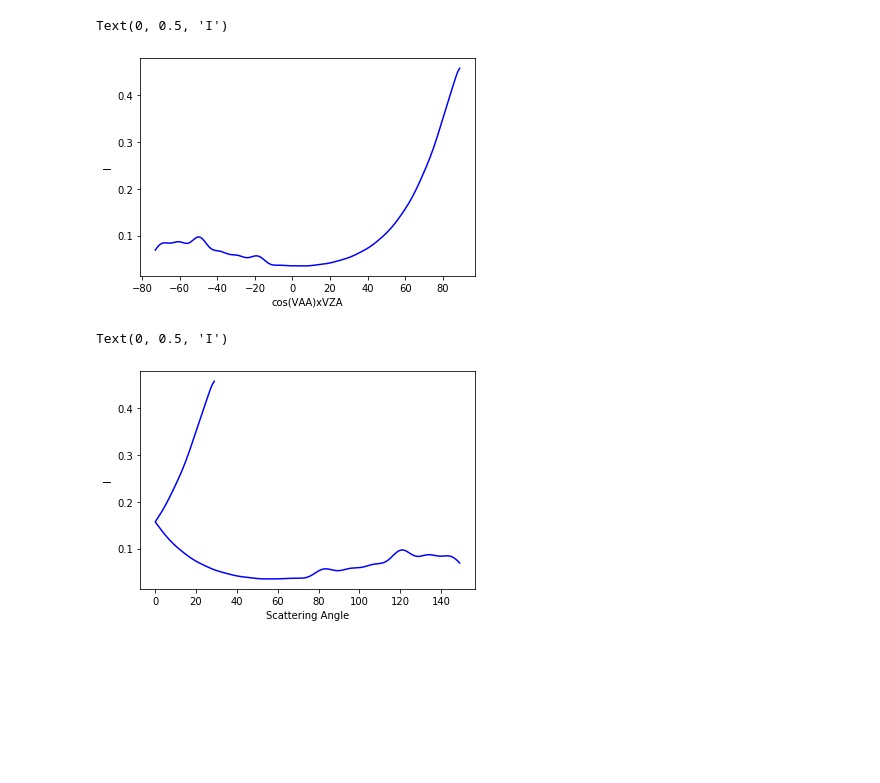
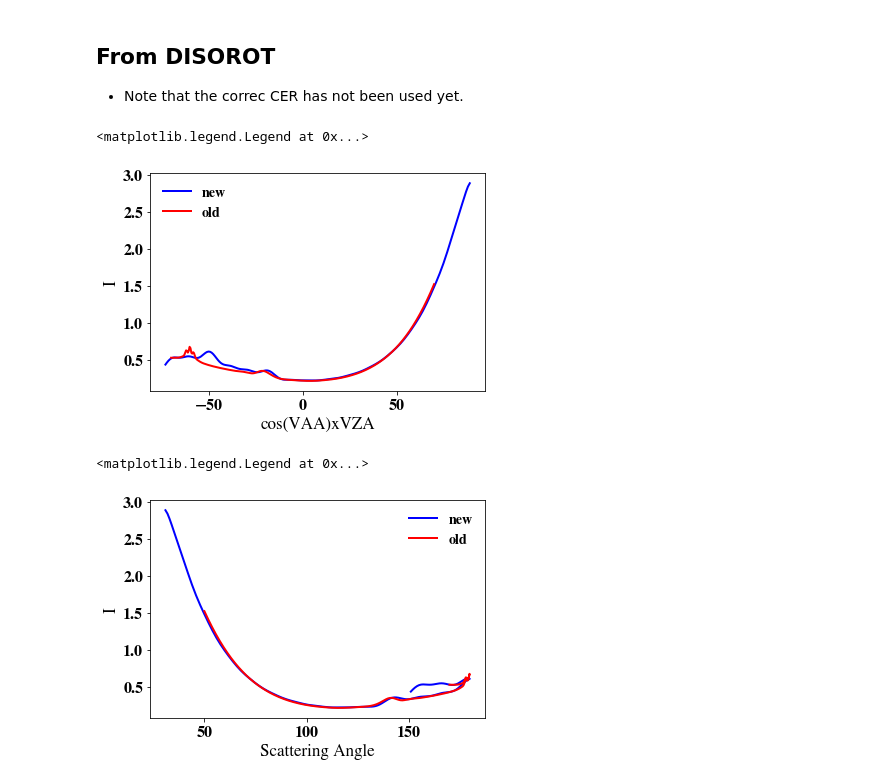
Before and after one commit to cpnHere/ACRS, a Jupyter notebook: LUTs/using_DISORT/lut_desk.ipynb, the cells around one changed output. Drawn from its saved outputs; the diff is of its cells as text; code cells hidden in the pictures; blank space fills up the shorter version.

```diff
--- a/LUTs/using_DISORT/lut_desk.ipynb
+++ b/LUTs/using_DISORT/lut_desk.ipynb
@@ -4,0 +9,5 @@ from cpnDISORTlib import *
+# %%
+SZA=120
+LUT=Bispec_LUT('/umbc/xfs1/zzbatmos/users/charaj1/LES_MSCART_retrievals/LUTs/',\
+                   'MODIS_LUT_extended_SZA%03d_RAA000.nc'%(180-int(SZA)))
+LUT.readLUT()
@@ -5,16 +49,24 @@ from cpnDISORTlib import *
+# %% [markdown]
+## From DISOROT
+
+- Note that the correc CER has not been used yet.
 # %%
 I,SZA,SAA,VZA,VAA,ScatA=read_disort()
 # %%
-plt.plot(np.cos(np.rad2deg(VAA))*VZA,I,'b')
+plt.plot(np.cos(np.rad2deg(VAA))*VZA,np.pi*I/np.cos(np.deg2rad(SZA)),'b',label='new')
+plt.plot(np.hstack((np.ones(150),np.ones(150)*-1))*np.rad2deg(np.arccos(LUT.mu)),LUT.I[0,57,4,21,:],'r',label='old')
 plt.xlabel('cos(VAA)xVZA')
 plt.ylabel('I')
+plt.legend()
 # %% [output]
-Text(0, 0.5, 'I')
+<matplotlib.legend.Legend at 0x...>
-[figure, old version]
+[figure, new version]
 # %%
-plt.plot(ScatA,I,'b')
+plt.plot(ScatA,np.pi*I/np.cos(np.deg2rad(SZA)),'b',label='new')
+plt.plot(LUT.scat,LUT.I[0,57,4,21,:],'r',label='old')
 plt.xlabel('Scattering Angle')
 plt.ylabel('I')
+plt.legend()
 # %% [output]
-Text(0, 0.5, 'I')
+<matplotlib.legend.Legend at 0x...>
-[figure, old version]
+[figure, new version]
```
Also changed, not shown: parts of 10 cells of this notebook.
